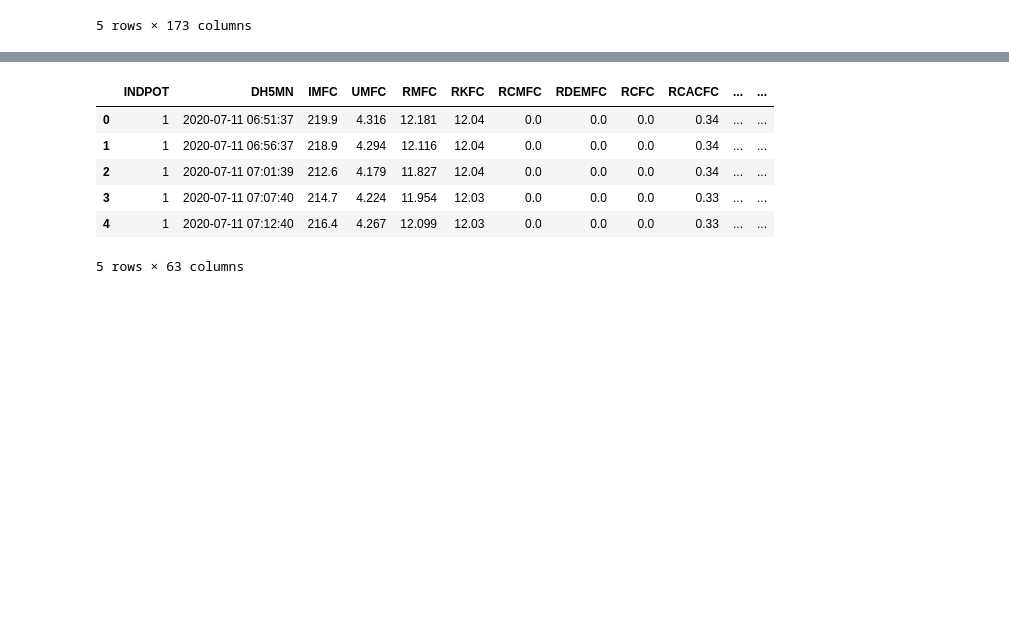
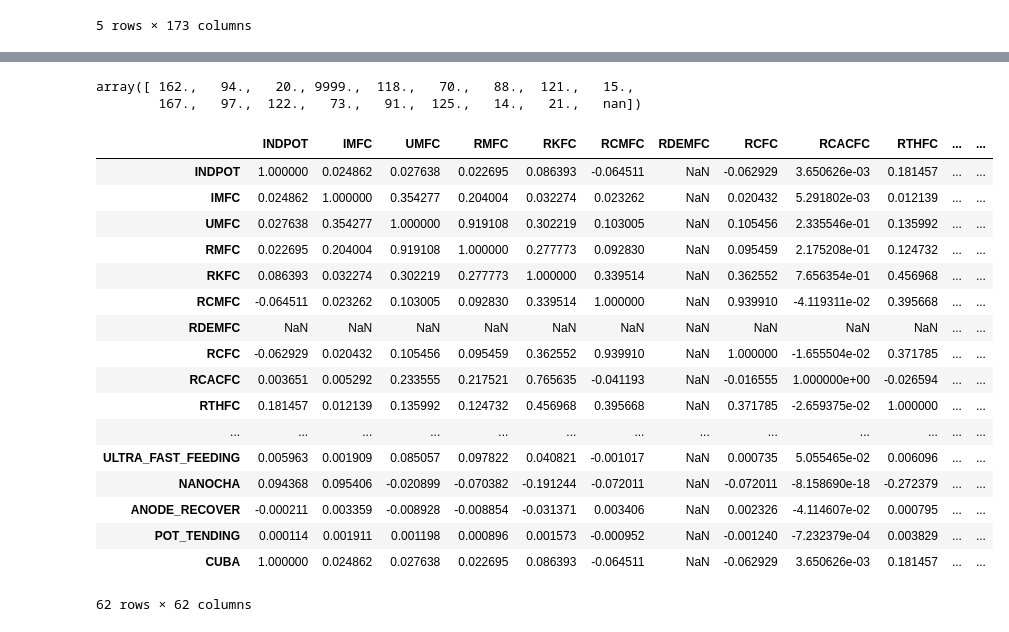
Before and after one commit to ALUAR-ITBA-2020Q2/merge_DF, a Jupyter notebook: 0 - Generate Database.ipynb, the cells around one changed output, grey strips where cells are left out. Drawn from its saved outputs; the diff is of its cells as text; code cells hidden in the pictures; blank space fills up the shorter version.

```diff
--- a/0 - Generate Database.ipynb
+++ b/0 - Generate Database.ipynb
@@ -32,10 +73,26 @@ df_hitm_ps.head()
+# %%
+df_db_5mn["PAL2O3FC"].unique()
+# %% [output]
+array([ 162.,   94.,   20., 9999.,  118.,   70.,   88.,  121.,   15.,
+        167.,   97.,  122.,   73.,   91.,  125.,   14.,   21.,   nan])
 # %%
-df_db_5mn.head()
+df_db_5mn.corr()
 # %% [output]
-|  | INDPOT | DH5MN | IMFC | UMFC | RMFC | RKFC | RCMFC | RDEMFC | RCFC | RCACFC | ... | ... |
-| 0 | 1 | 2020-07-11 06:51:37 | 219.9 | 4.316 | 12.181 | 12.04 | 0.0 | 0.0 | 0.0 | 0.34 | ... | ... |
-| 1 | 1 | 2020-07-11 06:56:37 | 218.9 | 4.294 | 12.116 | 12.04 | 0.0 | 0.0 | 0.0 | 0.34 | ... | ... |
-| 2 | 1 | 2020-07-11 07:01:39 | 212.6 | 4.179 | 11.827 | 12.04 | 0.0 | 0.0 | 0.0 | 0.34 | ... | ... |
-| 3 | 1 | 2020-07-11 07:07:40 | 214.7 | 4.224 | 11.954 | 12.03 | 0.0 | 0.0 | 0.0 | 0.33 | ... | ... |
-| 4 | 1 | 2020-07-11 07:12:40 | 216.4 | 4.267 | 12.099 | 12.03 | 0.0 | 0.0 | 0.0 | 0.33 | ... | ... |
+|  | INDPOT | IMFC | UMFC | RMFC | RKFC | RCMFC | RDEMFC | RCFC | RCACFC | RTHFC | ... | ... |
+| INDPOT | 1.000000 | 0.024862 | 0.027638 | 0.022695 | 0.086393 | -0.064511 | NaN | -0.062929 | 3.650626e-03 | 0.181457 | ... | ... |
+| IMFC | 0.024862 | 1.000000 | 0.354277 | 0.204004 | 0.032274 | 0.023262 | NaN | 0.020432 | 5.291802e-03 | 0.012139 | ... | ... |
+| UMFC | 0.027638 | 0.354277 | 1.000000 | 0.919108 | 0.302219 | 0.103005 | NaN | 0.105456 | 2.335546e-01 | 0.135992 | ... | ... |
+| RMFC | 0.022695 | 0.204004 | 0.919108 | 1.000000 | 0.277773 | 0.092830 | NaN | 0.095459 | 2.175208e-01 | 0.124732 | ... | ... |
+| RKFC | 0.086393 | 0.032274 | 0.302219 | 0.277773 | 1.000000 | 0.339514 | NaN | 0.362552 | 7.656354e-01 | 0.456968 | ... | ... |
+| RCMFC | -0.064511 | 0.023262 | 0.103005 | 0.092830 | 0.339514 | 1.000000 | NaN | 0.939910 | -4.119311e-02 | 0.395668 | ... | ... |
+| RDEMFC | NaN | NaN | NaN | NaN | NaN | NaN | NaN | NaN | NaN | NaN | ... | ... |
+| RCFC | -0.062929 | 0.020432 | 0.105456 | 0.095459 | 0.362552 | 0.939910 | NaN | 1.000000 | -1.655504e-02 | 0.371785 | ... | ... |
+| RCACFC | 0.003651 | 0.005292 | 0.233555 | 0.217521 | 0.765635 | -0.041193 | NaN | -0.016555 | 1.000000e+00 | -0.026594 | ... | ... |
+| RTHFC | 0.181457 | 0.012139 | 0.135992 | 0.124732 | 0.456968 | 0.395668 | NaN | 0.371785 | -2.659375e-02 | 1.000000 | ... | ... |
+| ... | ... | ... | ... | ... | ... | ... | ... | ... | ... | ... | ... | ... |
+| ULTRA_FAST_FEEDING | 0.005963 | 0.001909 | 0.085057 | 0.097822 | 0.040821 | -0.001017 | NaN | 0.000735 | 5.055465e-02 | 0.006096 | ... | ... |
+| NANOCHA | 0.094368 | 0.095406 | -0.020899 | -0.070382 | -0.191244 | -0.072011 | NaN | -0.072011 | -8.158690e-18 | -0.272379 | ... | ... |
+| ANODE_RECOVER | -0.000211 | 0.003359 | -0.008928 | -0.008854 | -0.031371 | 0.003406 | NaN | 0.002326 | -4.114607e-02 | 0.000795 | ... | ... |
+| POT_TENDING | 0.000114 | 0.001911 | 0.001198 | 0.000896 | 0.001573 | -0.000952 | NaN | -0.001240 | -7.232379e-04 | 0.003829 | ... | ... |
+| CUBA | 1.000000 | 0.024862 | 0.027638 | 0.022695 | 0.086393 | -0.064511 | NaN | -0.062929 | 3.650626e-03 | 0.181457 | ... | ... |
-5 rows × 63 columns
+62 rows × 62 columns
```
Also changed, not shown: parts of 2 cells of this notebook, 1 other file.
